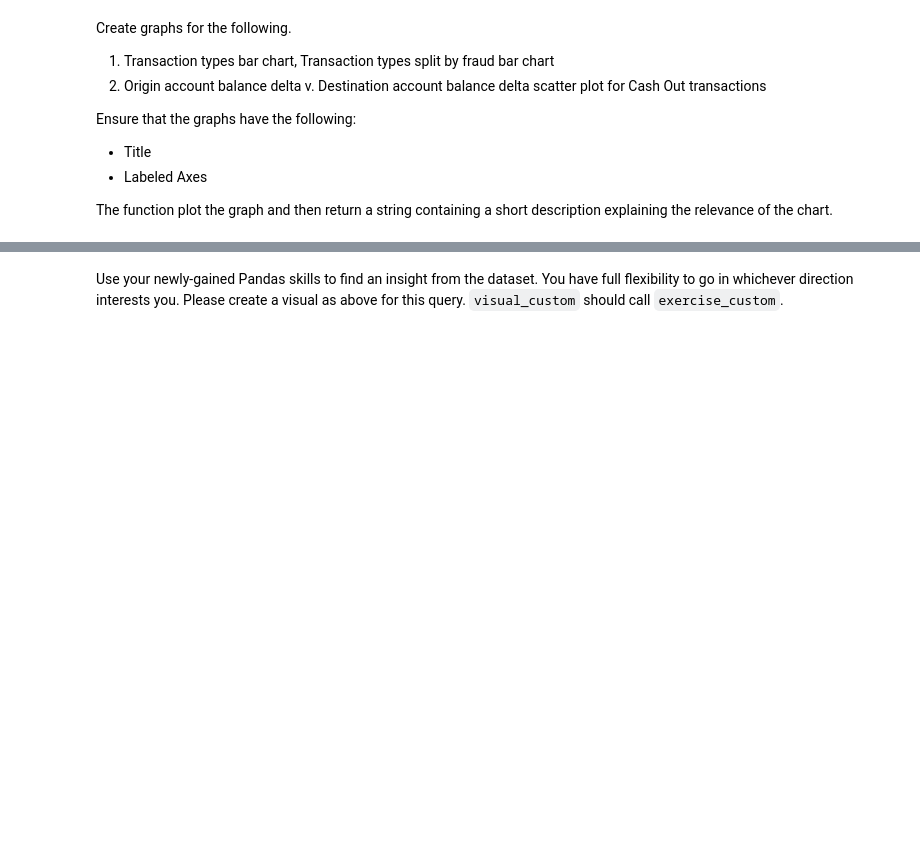
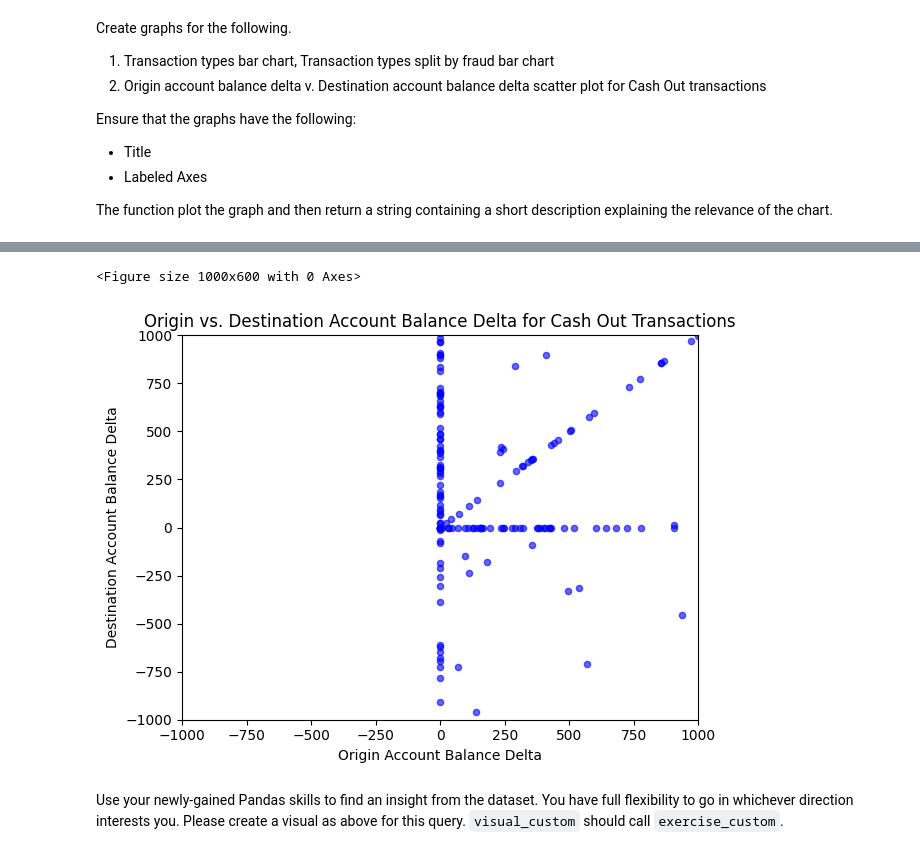
Before and after one commit to L0G1C06/jpmorganjob, a Jupyter notebook: task1.ipynb, the cells around one changed output, grey strips where cells are left out. Drawn from its saved outputs; the diff is of its cells as text; code cells hidden in the pictures; blank space fills up the shorter version.

```diff
--- a/task1.ipynb
+++ b/task1.ipynb
@@ -108,15 +146,31 @@ visual_1(df)
 # %%
 def visual_2(df):
     def query(df):
-        # TODO
-        pass
-    plot = query(df).plot.scatter(x='TODO',y='TODO')
-    plot.set_title('TODO')
-    plot.set_xlim(left=-1e3, right=1e3)
-    plot.set_ylim(bottom=-1e3, top=1e3)
-    return 'TODO'
+        # Filtrar para transações 'CASH_OUT'
+        cash_out_df = df[df['type'] == 'CASH_OUT'].copy()
+        # Calcular as diferenças de saldo
+        cash_out_df['deltaOrig'] = cash_out_df['oldbalanceOrg'] - cash_out_df['newbalanceOrig']
+        cash_out_df['deltaDest'] = cash_out_df['newbalanceDest'] - cash_out_df['oldbalanceDest']
+        return cash_out_df[['deltaOrig', 'deltaDest']]
+
+    # Gerar o DataFrame filtrado e calculado
+    plot_data = query(df)
+
+    # Plotar o gráfico de dispersão
+    plt.figure(figsize=(10, 6))
+    plot_data.plot.scatter(x='deltaOrig', y='deltaDest', alpha=0.6, color='blue')
+    plt.title('Origin vs. Destination Account Balance Delta for Cash Out Transactions')
+    plt.xlabel('Origin Account Balance Delta')
+    plt.ylabel('Destination Account Balance Delta')
+    plt.xlim(left=-1e3, right=1e3)
+    plt.ylim(bottom=-1e3, top=1e3)
+    plt.tight_layout()
+    plt.show()
 
 visual_2(df)
+# %% [output]
+<Figure size 1000x600 with 0 Axes>
+[figure, added]
 # %% [markdown]
 Use your newly-gained Pandas skills to find an insight from the dataset. You have full flexibility to go in whichever direction interests you. Please create a visual as above for this query. `visual_custom` should call `exercise_custom`.
 # %%
```
Also changed, not shown: parts of 5 cells of this notebook, 2 other files.
